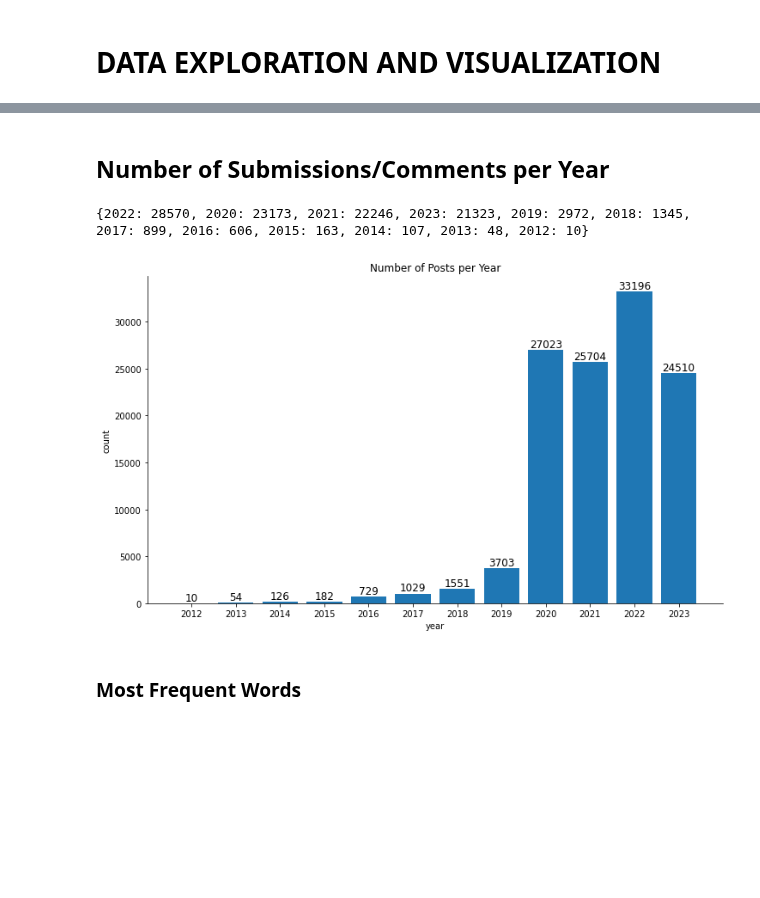
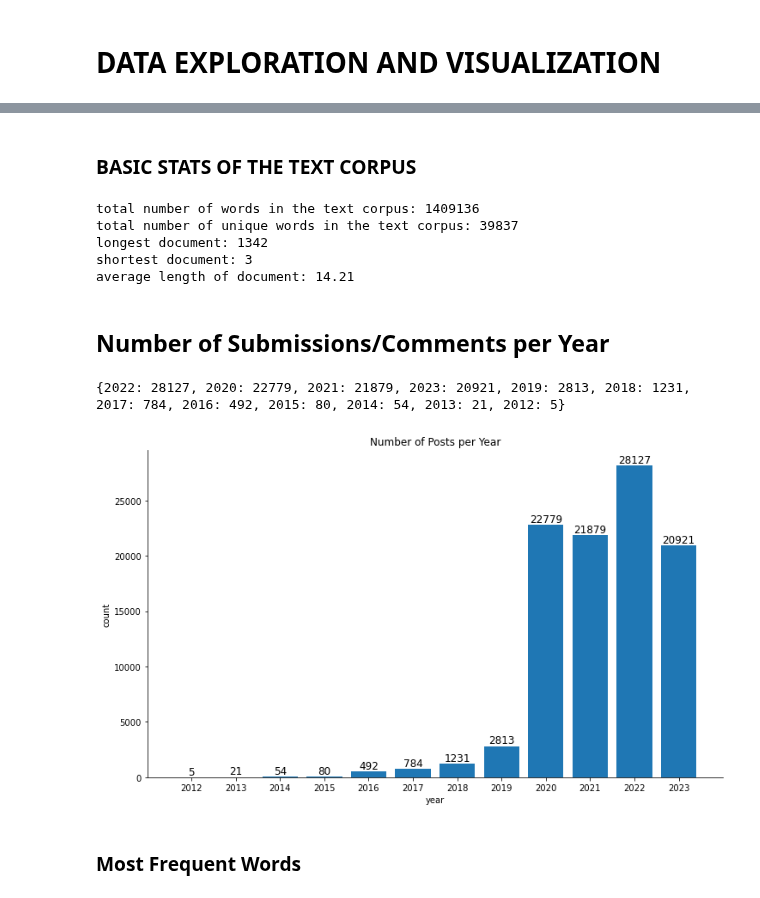
Before and after one commit to luisanomayo/MSc_Thesis_NLP_topic_modelling, a Jupyter notebook: data_exploration.ipynb, the cells around one changed output, grey strips where cells are left out. Drawn from its saved outputs; the diff is of its cells as text; code cells hidden in the pictures; blank space fills up the shorter version.

```diff
--- a/data_exploration.ipynb
+++ b/data_exploration.ipynb
@@ -32,7 +33,7 @@ def list_converter(text):
     return ast.literal_eval(text)
 
 
-corpus = pd.read_csv('Data/corpus_v4.csv', converters ={'tokens':list_converter})
+corpus = pd.read_csv('Data/corpus_v5.csv', converters ={'tokens':list_converter})
 # %%
 corpus.head()
 # %% [output]
@@ -81,0 +81,5 @@ subset_index = corpus[corpus['ID'].isin(subset_ids)].index.to_list()
+# %%
+#remove sample subset from corpus
+
+new_corpus = corpus.drop(subset_index, axis = 0)
+new_corpus.sort_values(by='word_count', ascending = False)
@@ -91,3 +126,33 @@ mpl.rcParams['axes.spines.right'] = False
 mpl.rcParams['axes.spines.top'] = False
 
 #mpl.rcParams.keys()
+# %% [markdown]
+### **BASIC STATS OF THE TEXT CORPUS**
+# %%
+all_words = [word for token_row in new_corpus['tokens'] for word in token_row]#list of all words in the dataframe
+unique_words = set(all_words) #collection of unique words in the dataset
+total_all_words = len(all_words) #total number of words in the dataset
+total_unique_words = len (unique_words) #total number of unique words in the dataset
+#avg_word_count = new_corpus.word_count.mean()  #average word count in dataset
+longest_document = new_corpus.word_count.max()
+shortest_document = new_corpus.word_count.min()
+avg_doc_length = new_corpus.word_count.mean()
+
+#avg_word_length
+
+print (f'total number of words in the text corpus: {total_all_words}')
+print (f'total number of unique words in the text corpus: {total_unique_words}')
+#print (f'average length of documents: {avg_word_count:.2f}')
+
+print (f'longest document: {longest_document}')
+print (f'shortest document: {shortest_document}')
+print (f'average length of document: {avg_doc_length:.2f}')
+
+#print (f'longest word: {longest_word}')
+#print (f'shortes word: {shortest_word}')
+# %% [output]
+total number of words in the text corpus: 1409136
+total number of unique words in the text corpus: 39837
+longest document: 1342
+shortest document: 3
+average length of document: 14.21
@@ -96,33 +164,33 @@ mpl.rcParams['axes.spines.top'] = False
 # %%
 #data per year
 # Count the number of posts for each year
-year_counts = corpus['year'].value_counts().to_dict()
+year_counts = new_corpus['year'].value_counts().to_dict()
 
 # Create a dictionary showing years and the number of posts for each year
 posts_per_year = {year: count for year, count in year_counts.items()}
 
 print(posts_per_year)
 # %% [output]
-{2022: 28570, 2020: 23173, 2021: 22246, 2023: 21323, 2019: 2972, 2018: 1345, 2017: 899, 2016: 606, 2015: 163, 2014: 107, 2013: 48, 2012: 10}
+{2022: 28127, 2020: 22779, 2021: 21879, 2023: 20921, 2019: 2813, 2018: 1231, 2017: 784, 2016: 492, 2015: 80, 2014: 54, 2013: 21, 2012: 5}
 # %%
 #dataframe holding years and number of posts made in each year
-year = corpus['year'].value_counts().reset_index()
+year = new_corpus['year'].value_counts().reset_index()
 year.columns = ['year', 'count'] #rename column labels
 
 #plot the number of posts per year
 plt.figure(figsize=(12, 7))
 plot = plt.bar(year['year'], year['count'])
 
 plt.xticks(year['year']) #display all ticks
 plt.xlabel('year')
 plt.ylabel('count')
 plt.title('Number of Posts per Year')
 
 plt.bar_label(plot, fmt='%d', label_type='edge', fontsize=12)
 
 plt.show()
 # %% [output]
-[figure, old version]
+[figure, new version]
 # %% [markdown]
 ### **Most Frequent Words**
 # %%
```
Also changed, not shown: parts of 10 cells of this notebook, 2 other files.
